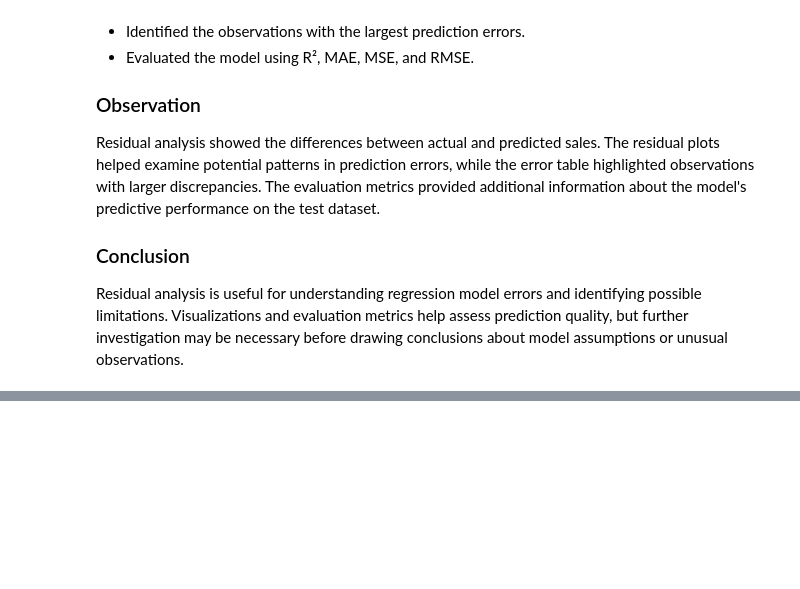
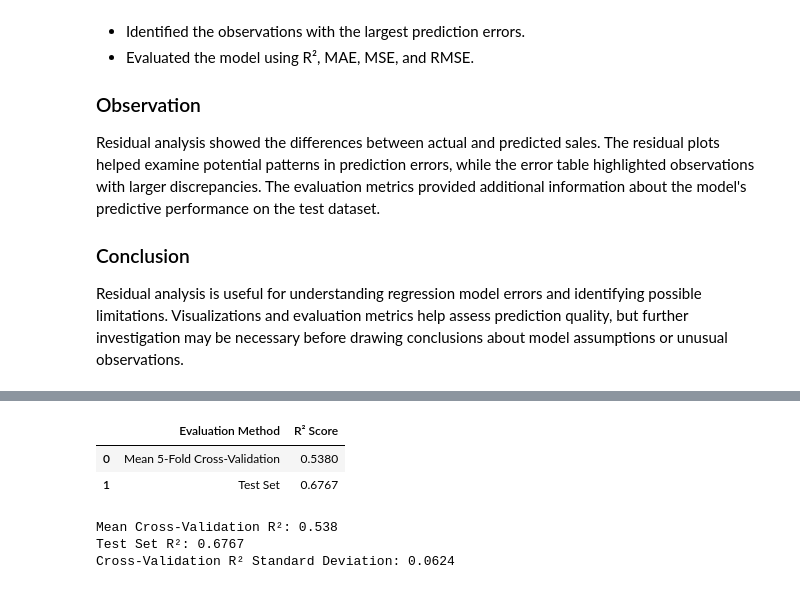
Before and after one commit to shreeshreeya69-crypto/simple-linear-regression-ybi, a Jupyter notebook: Simple_Linear_Regression_YBI.ipynb, the cells around one changed output, grey strips where cells are left out. Saved outputs shown, nothing was run; the diff lists cells and outputs as text; code cells hidden in the pictures; blank space fills up the shorter version.

```diff
--- a/Simple_Linear_Regression_YBI.ipynb
+++ b/Simple_Linear_Regression_YBI.ipynb
@@ -4506,0 +4606,29 @@ Residual analysis is useful for understanding regression model errors and identi
+# %%
+model.fit(X_train, y_train)
+
+test_predictions = model.predict(X_test)
+test_r2 = r2_score(y_test, test_predictions)
+
+comparison = pd.DataFrame({
+    'Evaluation Method': [
+        'Mean 5-Fold Cross-Validation',
+        'Test Set'
+    ],
+    'R² Score': [
+        cv_scores.mean(),
+        test_r2
+    ]
+})
+
+display(comparison.round(4))
+
+print("Mean Cross-Validation R²:", round(cv_scores.mean(), 4))
+print("Test Set R²:", round(test_r2, 4))
+print("Cross-Validation R² Standard Deviation:", round(cv_scores.std(), 4))
+# %% [output]
+|  | Evaluation Method | R² Score |
+| 0 | Mean 5-Fold Cross-Validation | 0.5380 |
+| 1 | Test Set | 0.6767 |
+Mean Cross-Validation R²: 0.538
+Test Set R²: 0.6767
+Cross-Validation R² Standard Deviation: 0.0624
```
Also changed, not shown: parts of 7 cells of this notebook.
